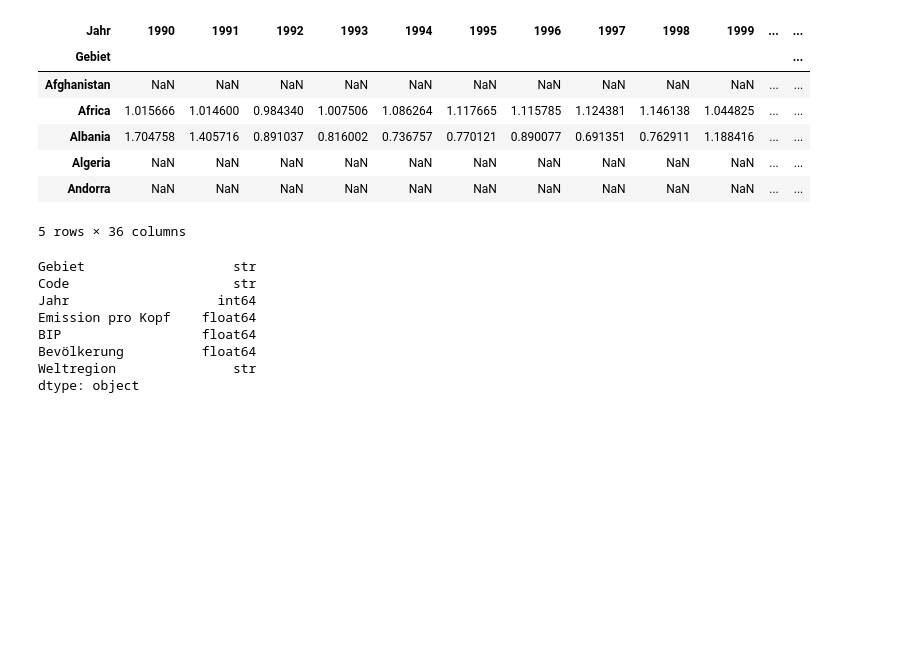
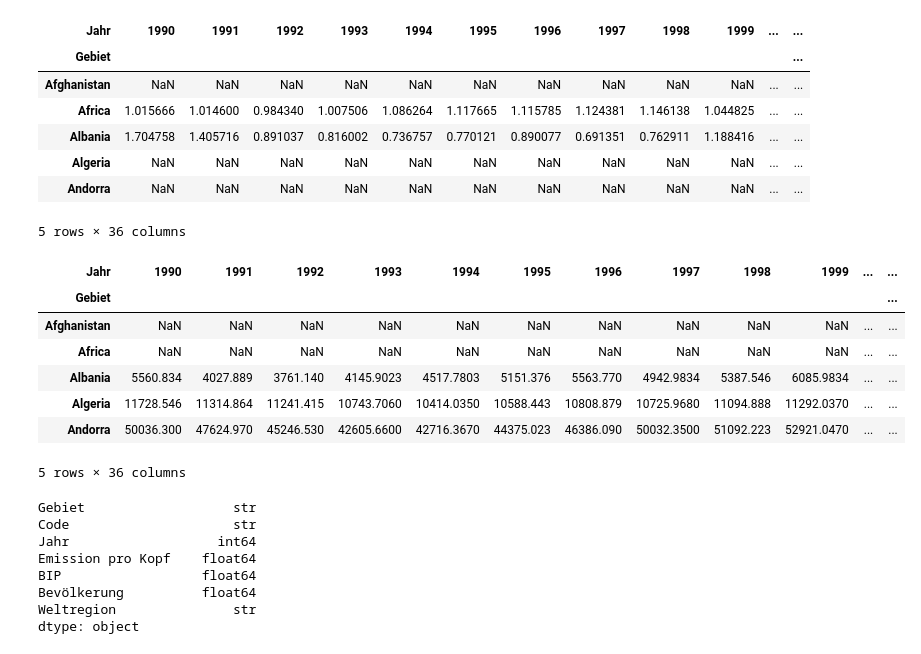
Before and after one commit to llaarriir/LN-Informatik, a Jupyter notebook: dataframe_co2.ipynb, the cells around one changed output. Drawn from its saved outputs; the diff is of its cells as text; code cells hidden in the pictures; blank space fills up the shorter version.

```diff
--- a/dataframe_co2.ipynb
+++ b/dataframe_co2.ipynb
@@ -31,6 +31,18 @@ df_pivot.head()
 | Algeria | NaN | NaN | NaN | NaN | NaN | NaN | NaN | NaN | NaN | NaN | ... | ... |
 | Andorra | NaN | NaN | NaN | NaN | NaN | NaN | NaN | NaN | NaN | NaN | ... | ... |
 5 rows × 36 columns
+# %%
+df_pivot_bip = df_ch.pivot(index='Gebiet', columns='Jahr', values='BIP')
+df_pivot_bip.head()
+# %% [output]
+| Jahr | 1990 | 1991 | 1992 | 1993 | 1994 | 1995 | 1996 | 1997 | 1998 | 1999 | ... | ... |
+| Gebiet |  |  |  |  |  |  |  |  |  |  |  | ... |
+| Afghanistan | NaN | NaN | NaN | NaN | NaN | NaN | NaN | NaN | NaN | NaN | ... | ... |
+| Africa | NaN | NaN | NaN | NaN | NaN | NaN | NaN | NaN | NaN | NaN | ... | ... |
+| Albania | 5560.834 | 4027.889 | 3761.140 | 4145.9023 | 4517.7803 | 5151.376 | 5563.770 | 4942.9834 | 5387.546 | 6085.9834 | ... | ... |
+| Algeria | 11728.546 | 11314.864 | 11241.415 | 10743.7060 | 10414.0350 | 10588.443 | 10808.879 | 10725.9680 | 11094.888 | 11292.0370 | ... | ... |
+| Andorra | 50036.300 | 47624.970 | 45246.530 | 42605.6600 | 42716.3670 | 44375.023 | 46386.090 | 50032.3500 | 51092.223 | 52921.0470 | ... | ... |
+5 rows × 36 columns
 # %%
 df_ch.dtypes
 # %% [output]
```
Also changed, not shown: parts of 5 cells of this notebook.
